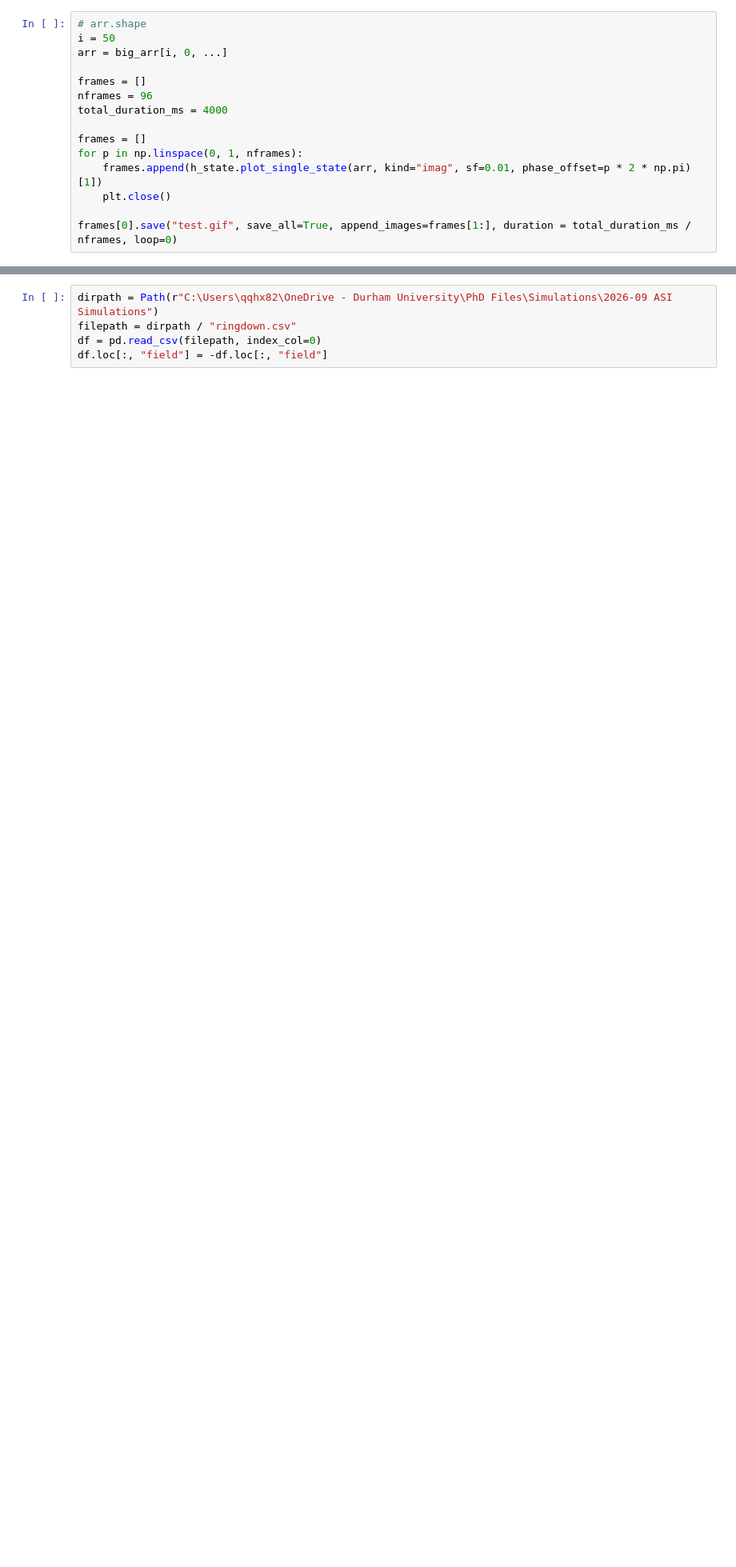
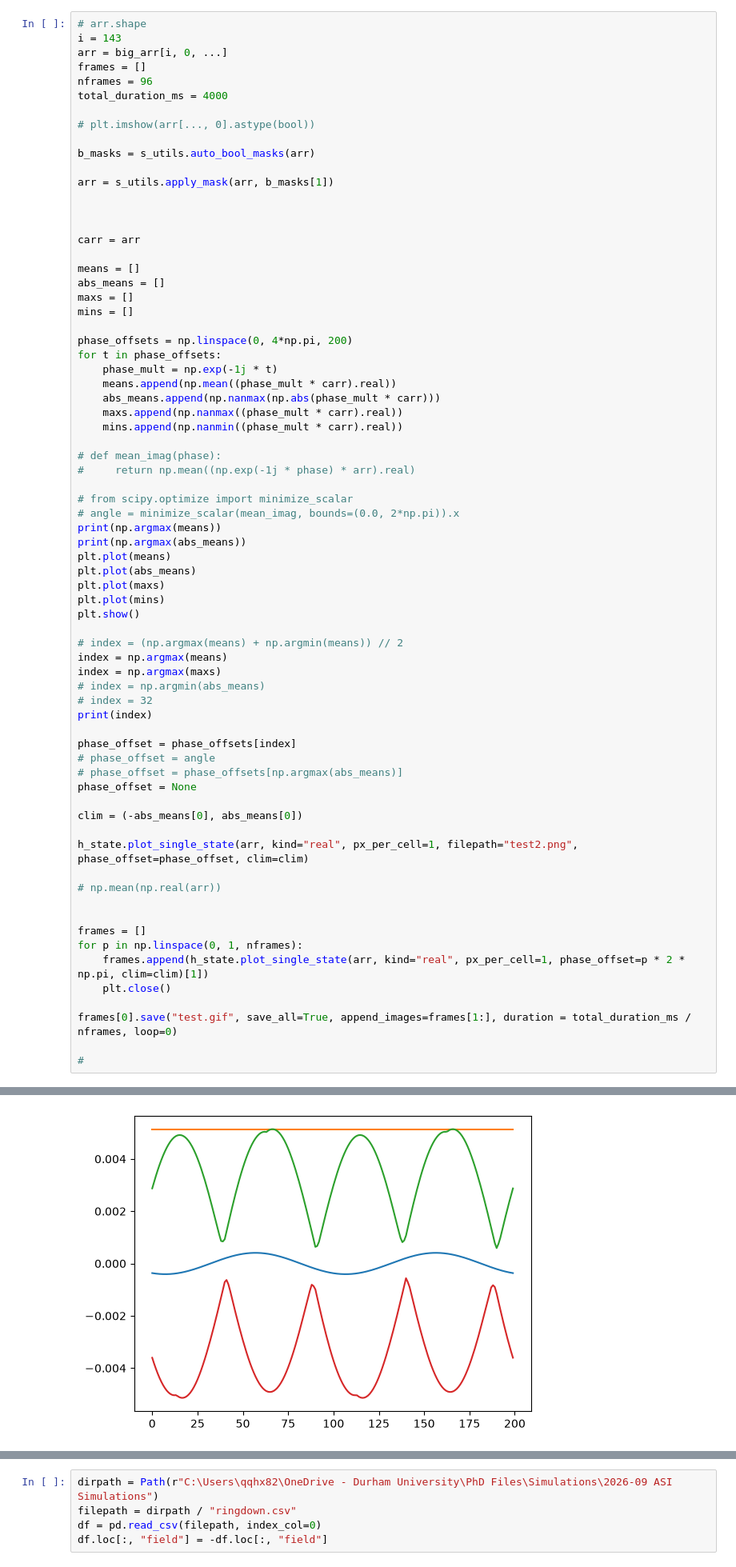
Before and after one commit to Weaser15/maglab, a Jupyter notebook: notebooks/ringdown.ipynb, the cells around one changed output, grey strips where cells are left out. Shown at 80% size. Saved outputs shown, nothing was run; the diff lists cells and outputs as text; blank space fills up the shorter version.

```diff
--- a/notebooks/ringdown.ipynb
+++ b/notebooks/ringdown.ipynb
@@ -26,15 +44,72 @@ big_arr = l_rd.load_spec_array(dirpath)
 # %%
 # arr.shape
-i = 50
+i = 143
 arr = big_arr[i, 0, ...]
-
 frames = []
 nframes = 96
 total_duration_ms = 4000
 
+# plt.imshow(arr[..., 0].astype(bool))
+
+b_masks = s_utils.auto_bool_masks(arr)
+
+arr = s_utils.apply_mask(arr, b_masks[1])
+
+
+
+carr = arr
+
+means = []
+abs_means = []
+maxs = []
+mins = []
+
+phase_offsets = np.linspace(0, 4*np.pi, 200)
+for t in phase_offsets:
+    phase_mult = np.exp(-1j * t)
+    means.append(np.mean((phase_mult * carr).real))
+    abs_means.append(np.nanmax(np.abs(phase_mult * carr)))
+    maxs.append(np.nanmax((phase_mult * carr).real))
+    mins.append(np.nanmin((phase_mult * carr).real))
+
+# def mean_imag(phase):
+#     return np.mean((np.exp(-1j * phase) * arr).real)
+
+# from scipy.optimize import minimize_scalar
+# angle = minimize_scalar(mean_imag, bounds=(0.0, 2*np.pi)).x
+print(np.argmax(means))
+print(np.argmax(abs_means))
+plt.plot(means)
+plt.plot(abs_means)
+plt.plot(maxs)
+plt.plot(mins)
+plt.show()
+
+# index = (np.argmax(means) + np.argmin(means)) // 2
+index = np.argmax(means)
+index = np.argmax(maxs)
+# index = np.argmin(abs_means)
+# index = 32
+print(index)
+
+phase_offset = phase_offsets[index]
+# phase_offset = angle
+# phase_offset = phase_offsets[np.argmax(abs_means)]
+phase_offset = None
+
+clim = (-abs_means[0], abs_means[0])
+
+h_state.plot_single_state(arr, kind="real", px_per_cell=1, filepath="test2.png", phase_offset=phase_offset, clim=clim)
+
+# np.mean(np.real(arr))
+
+
 frames = []
 for p in np.linspace(0, 1, nframes):
-    frames.append(h_state.plot_single_state(arr, kind="imag", sf=0.01, phase_offset=p * 2 * np.pi)[1])
+    frames.append(h_state.plot_single_state(arr, kind="real", px_per_cell=1, phase_offset=p * 2 * np.pi, clim=clim)[1])
     plt.close()
 
 frames[0].save("test.gif", save_all=True, append_images=frames[1:], duration = total_duration_ms / nframes, loop=0)
+
+#
+# %% [output]
@@ -40,0 +118 @@ frames[0].save("test.gif", save_all=True, append_images=frames[1:], duration = t
+[figure, added]
```
Also changed, not shown: parts of 5 cells of this notebook, 5 other files.
